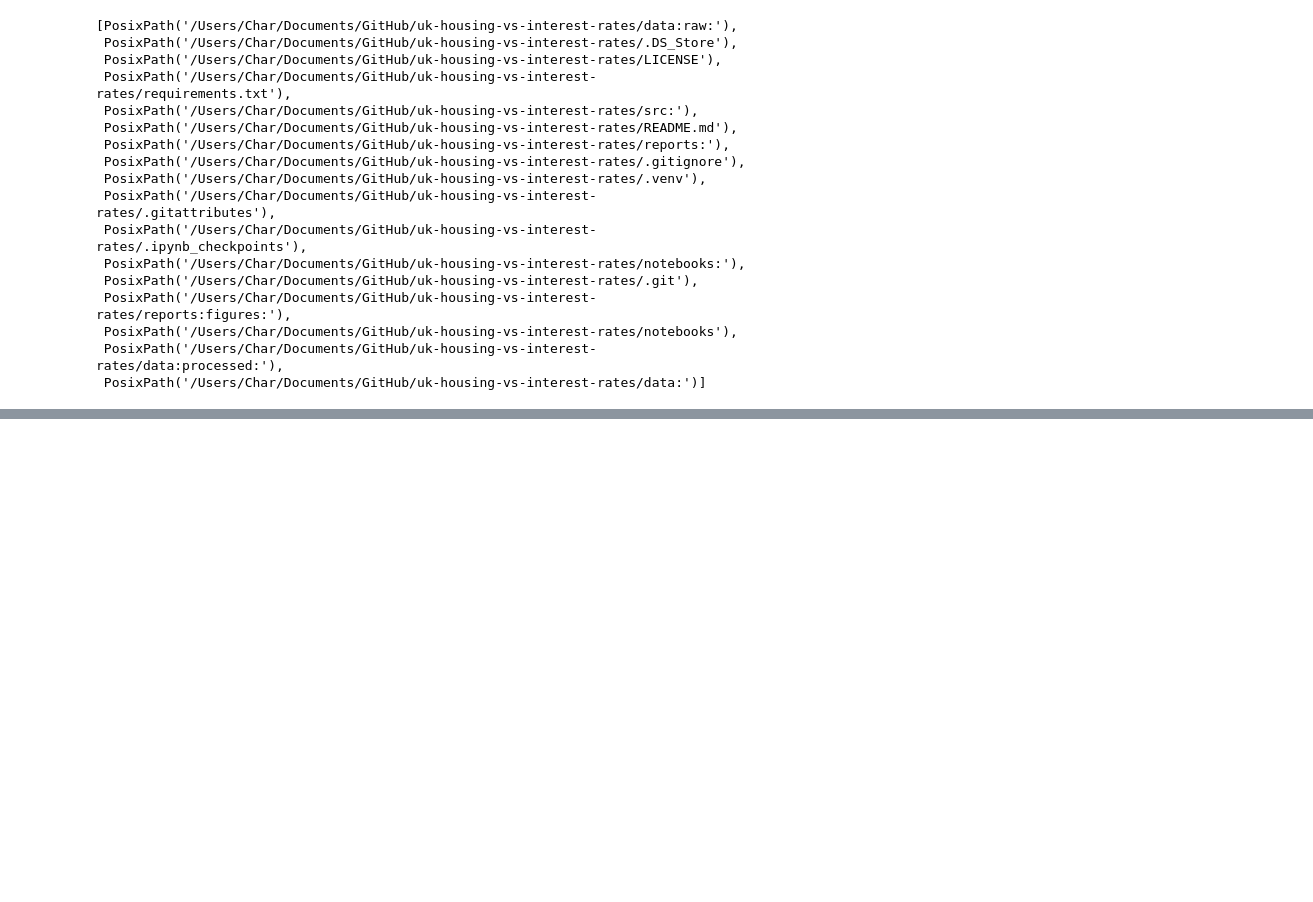
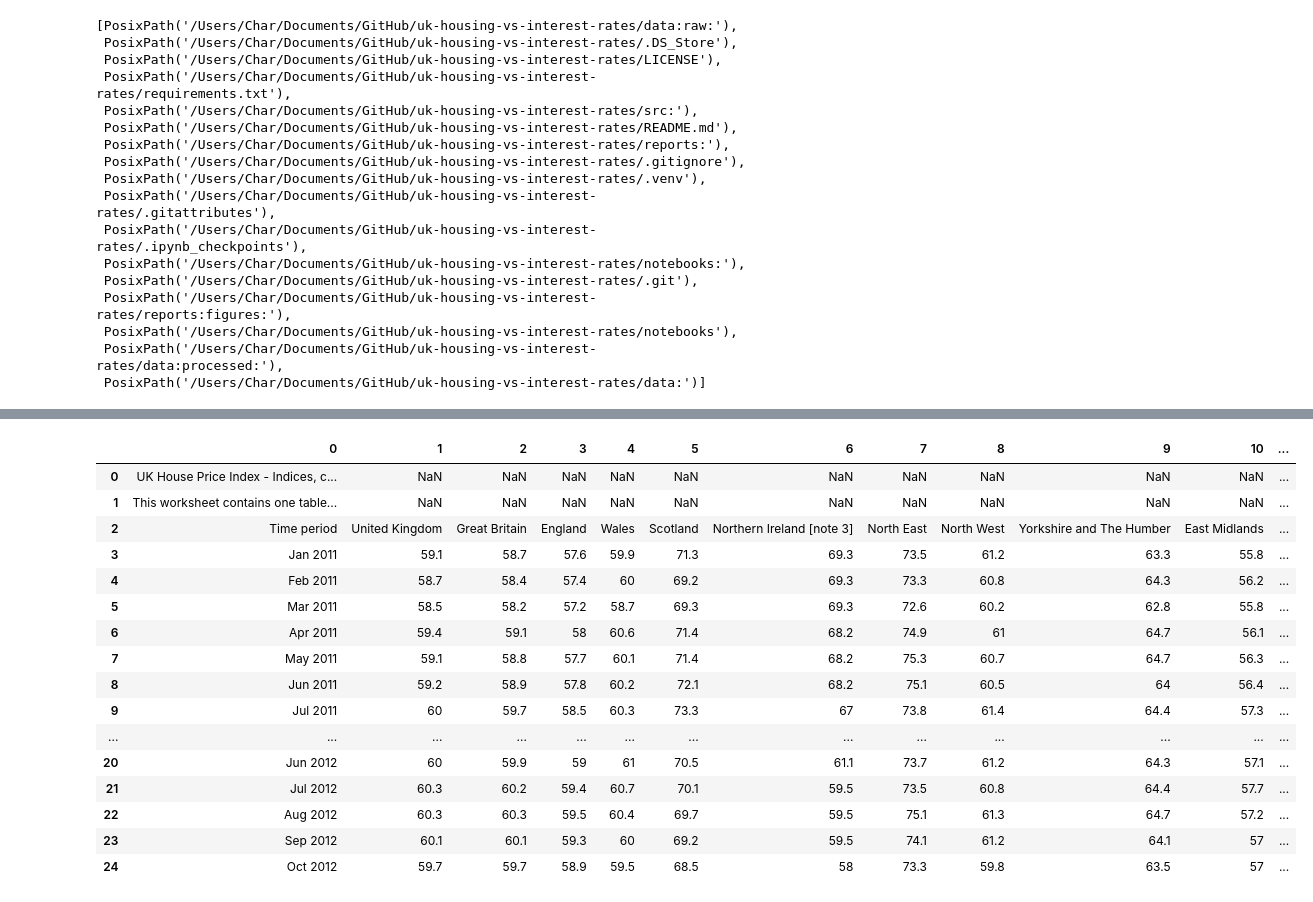
Before and after one commit to rabbittibbar10/uk-housing-vs-interest-rates, a Jupyter notebook: notebooks/01_data_download_and_clean.ipynb, the cells around one changed output, grey strips where cells are left out. Cells and saved outputs as stored; diff of their text form; code cells hidden in the pictures; blank space fills up the shorter version.

```diff
--- a/notebooks/01_data_download_and_clean.ipynb
+++ b/notebooks/01_data_download_and_clean.ipynb
@@ -63,0 +186,33 @@ list(project_root.iterdir())
+# %%
+import re
+
+raw = pd.read_excel(ukhpi_path, sheet_name="1", header=None)
+
+header_row = None
+for i in range(0, 60):
+    row = raw.iloc[i].astype(str).str.lower().tolist()
+    if any(re.search(r"\bdate\b|\bmonth\b", x) for x in row):
+        header_row = i
+        break
+
+header_row
+# %%
+raw.head(25)
+# %% [output]
+|  | 0 | 1 | 2 | 3 | 4 | 5 | 6 | 7 | 8 | 9 | 10 | ... |
+| 0 | UK House Price Index - Indices, c... | NaN | NaN | NaN | NaN | NaN | NaN | NaN | NaN | NaN | NaN | ... |
+| 1 | This worksheet contains one table... | NaN | NaN | NaN | NaN | NaN | NaN | NaN | NaN | NaN | NaN | ... |
+| 2 | Time period | United Kingdom | Great Britain | England | Wales | Scotland | Northern Ireland [note 3] | North East | North West | Yorkshire and The Humber | East Midlands | ... |
+| 3 | Jan 2011 | 59.1 | 58.7 | 57.6 | 59.9 | 71.3 | 69.3 | 73.5 | 61.2 | 63.3 | 55.8 | ... |
+| 4 | Feb 2011 | 58.7 | 58.4 | 57.4 | 60 | 69.2 | 69.3 | 73.3 | 60.8 | 64.3 | 56.2 | ... |
+| 5 | Mar 2011 | 58.5 | 58.2 | 57.2 | 58.7 | 69.3 | 69.3 | 72.6 | 60.2 | 62.8 | 55.8 | ... |
+| 6 | Apr 2011 | 59.4 | 59.1 | 58 | 60.6 | 71.4 | 68.2 | 74.9 | 61 | 64.7 | 56.1 | ... |
+| 7 | May 2011 | 59.1 | 58.8 | 57.7 | 60.1 | 71.4 | 68.2 | 75.3 | 60.7 | 64.7 | 56.3 | ... |
+| 8 | Jun 2011 | 59.2 | 58.9 | 57.8 | 60.2 | 72.1 | 68.2 | 75.1 | 60.5 | 64 | 56.4 | ... |
+| 9 | Jul 2011 | 60 | 59.7 | 58.5 | 60.3 | 73.3 | 67 | 73.8 | 61.4 | 64.4 | 57.3 | ... |
+| ... | ... | ... | ... | ... | ... | ... | ... | ... | ... | ... | ... | ... |
+| 20 | Jun 2012 | 60 | 59.9 | 59 | 61 | 70.5 | 61.1 | 73.7 | 61.2 | 64.3 | 57.1 | ... |
+| 21 | Jul 2012 | 60.3 | 60.2 | 59.4 | 60.7 | 70.1 | 59.5 | 73.5 | 60.8 | 64.4 | 57.7 | ... |
+| 22 | Aug 2012 | 60.3 | 60.3 | 59.5 | 60.4 | 69.7 | 59.5 | 75.1 | 61.3 | 64.7 | 57.2 | ... |
+| 23 | Sep 2012 | 60.1 | 60.1 | 59.3 | 60 | 69.2 | 59.5 | 74.1 | 61.2 | 64.1 | 57 | ... |
+| 24 | Oct 2012 | 59.7 | 59.7 | 58.9 | 59.5 | 68.5 | 58 | 73.3 | 59.8 | 63.5 | 57 | ... |
```
Also changed, not shown: parts of 33 cells of this notebook, 4 other files.
